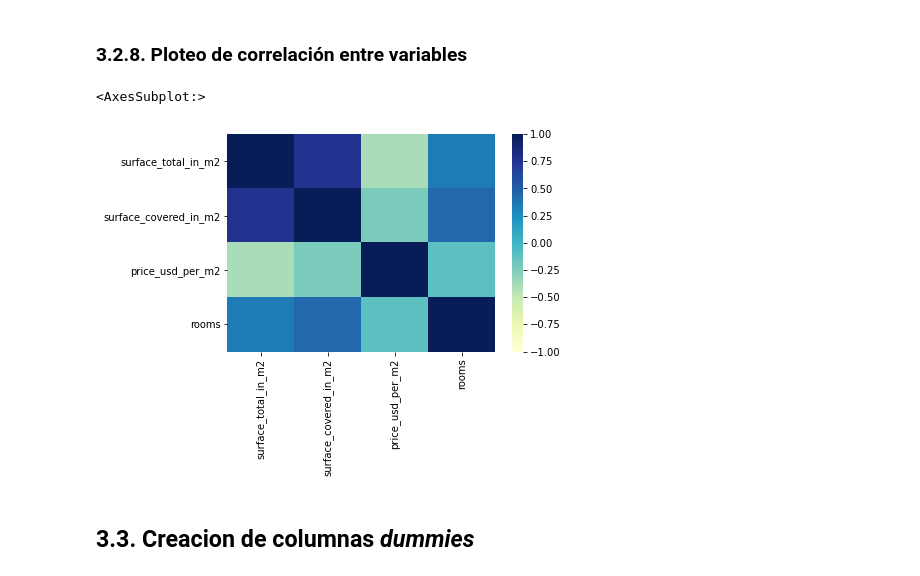
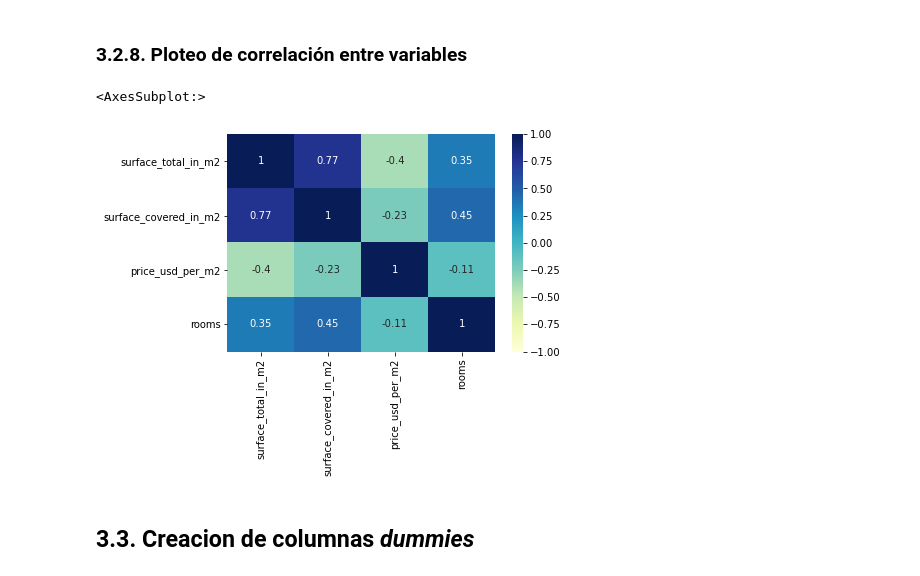
Before and after one commit to szl30n/ProyectosDHDS, a Jupyter notebook: TP2/1_Preparacion.ipynb, the cells around one changed output. Cells and saved outputs as stored; diff of their text form; code cells hidden in the pictures.

Commit message:
valores ploteados en los heatmap

```diff
--- a/TP2/1_Preparacion.ipynb
+++ b/TP2/1_Preparacion.ipynb
@@ -205,10 +205,10 @@ pd.DataFrame({'null': cant_nulos_por_campo, '%': percent_nulos_por_campo,'type':
 # %% [markdown]
 ### 3.2.8. Ploteo de correlación entre variables
 # %%
-sns.heatmap(data_na.corr(), vmin=-1, vmax=1, center=0, cmap="YlGnBu")
+sns.heatmap(data_na.corr(), vmin = -1, vmax = 1, center = 0, cmap = "YlGnBu", annot = True)
 # %% [output]
 <AxesSubplot:>
-[figure, old version]
+[figure, new version]
 # %% [markdown]
 ## **3.3. Creacion de columnas *dummies***
 # %% [markdown]
```
Also changed, not shown: 1 other file.
